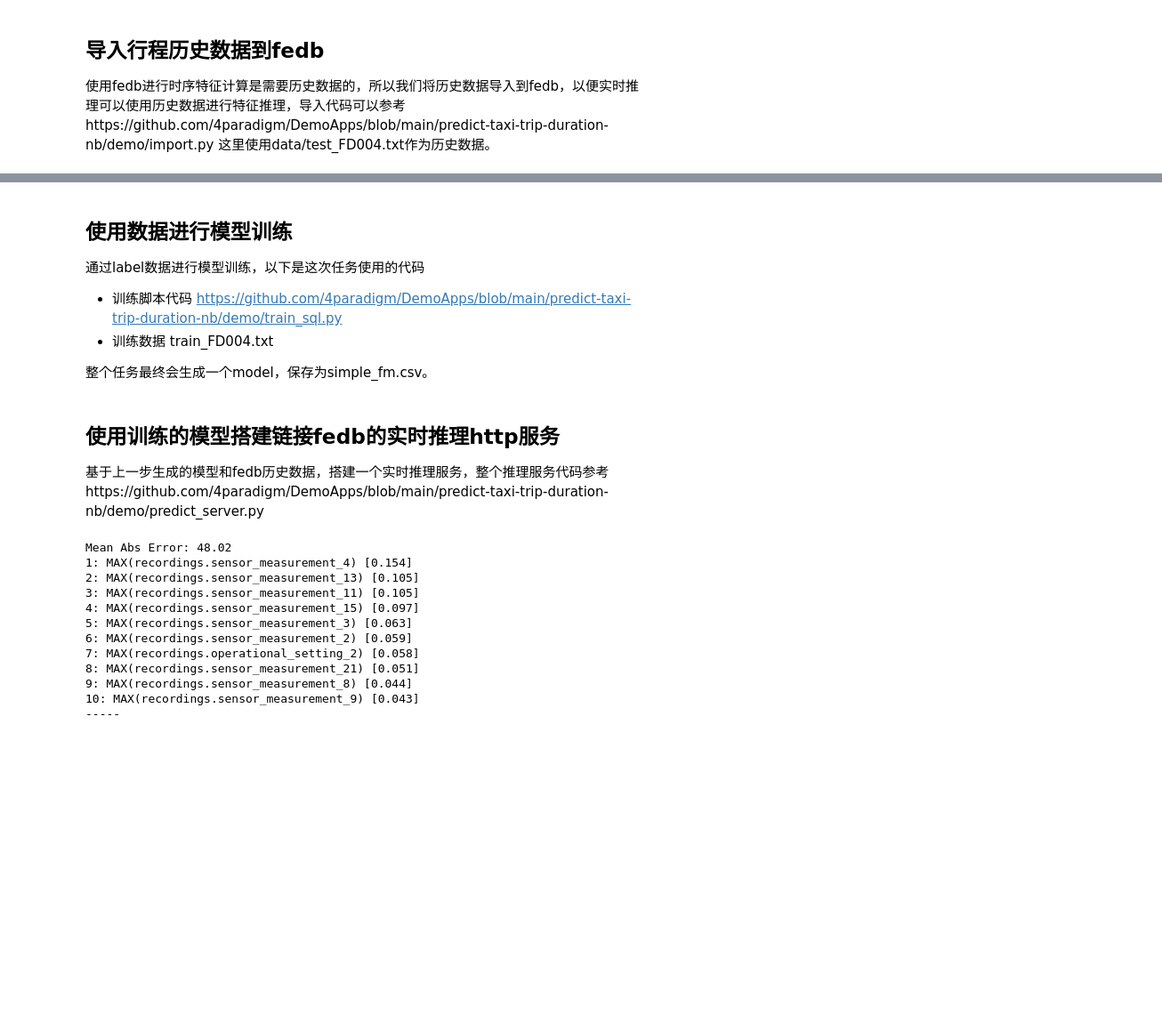
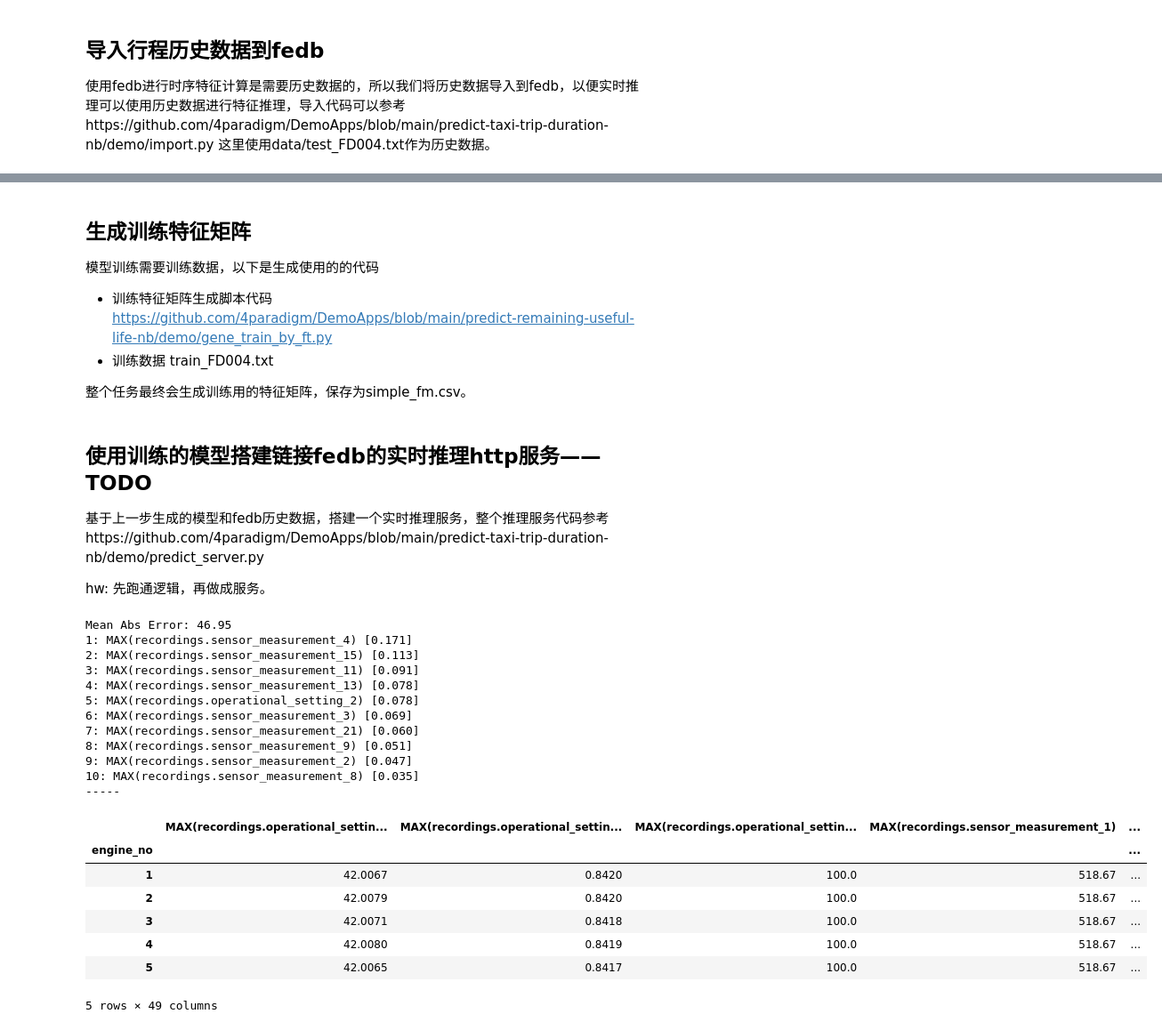
Before and after one commit to vagetablechicken/DemoApps, a Jupyter notebook: predict-remaining-useful-life-nb/develop_ml_application_tour.ipynb, the cells around one changed output, grey strips where cells are left out. Shown at 89% size. Saved outputs shown, nothing was run; the diff lists cells and outputs as text; code cells hidden in the pictures; blank space fills up the shorter version.

```diff
--- a/predict-remaining-useful-life-nb/develop_ml_application_tour.ipynb
+++ b/predict-remaining-useful-life-nb/develop_ml_application_tour.ipynb
@@ -56,10 +57,9 @@ WARNING: Logging before InitGoogleLogging() is written to STDERR
 # %% [markdown]
-## 使用数据进行模型训练
+## 生成训练特征矩阵
+模型训练需要训练数据，以下是生成使用的的代码
 
-通过label数据进行模型训练，以下是这次任务使用的代码
-
-* 训练脚本代码 https://github.com/4paradigm/DemoApps/blob/main/predict-taxi-trip-duration-nb/demo/train_sql.py
+* 训练特征矩阵生成脚本代码 https://github.com/4paradigm/DemoApps/blob/main/predict-remaining-useful-life-nb/demo/gene_train_by_ft.py
 * 训练数据 train_FD004.txt
 
-整个任务最终会生成一个model，保存为simple_fm.csv。
+整个任务最终会生成训练用的特征矩阵，保存为simple_fm.csv。
 # %%
@@ -67,42 +67,54 @@ WARNING: Logging before InitGoogleLogging() is written to STDERR
 # %% [markdown]
-## 使用训练的模型搭建链接fedb的实时推理http服务
+## 使用训练的模型搭建链接fedb的实时推理http服务——TODO
 
 基于上一步生成的模型和fedb历史数据，搭建一个实时推理服务，整个推理服务代码参考https://github.com/4paradigm/DemoApps/blob/main/predict-taxi-trip-duration-nb/demo/predict_server.py
+
+hw: 先跑通逻辑，再做成服务。
 # %%
 # !cd demo && sh start_predict_server.sh # TODO
 from sklearn.ensemble import RandomForestRegressor
 from sklearn.model_selection import train_test_split
 from sklearn.metrics import mean_absolute_error
 import pandas as pd
 import utils
 
 fm = pd.read_csv('demo/simple_fm.csv', index_col='engine_no')
 X = fm.copy().fillna(0)
 y = X.pop('remaining_useful_life')
 
 X_train, X_test, y_train, y_test = train_test_split(X, y, random_state=17)
 
 # skip baselines
 
 reg = RandomForestRegressor(n_estimators=100)
 reg.fit(X_train, y_train)
 
 preds = reg.predict(X_test)
 scores = mean_absolute_error(preds, y_test)
 print('Mean Abs Error: {:.2f}'.format(scores))
 
 high_imp_feats = utils.feature_importances(X, reg, feats=10)
+
+fm.head()
 # %% [output]
-Mean Abs Error: 48.02
-1: MAX(recordings.sensor_measurement_4) [0.154]
-2: MAX(recordings.sensor_measurement_13) [0.105]
-3: MAX(recordings.sensor_measurement_11) [0.105]
-4: MAX(recordings.sensor_measurement_15) [0.097]
-5: MAX(recordings.sensor_measurement_3) [0.063]
-6: MAX(recordings.sensor_measurement_2) [0.059]
-7: MAX(recordings.operational_setting_2) [0.058]
-8: MAX(recordings.sensor_measurement_21) [0.051]
-9: MAX(recordings.sensor_measurement_8) [0.044]
-10: MAX(recordings.sensor_measurement_9) [0.043]
+Mean Abs Error: 46.95
+1: MAX(recordings.sensor_measurement_4) [0.171]
+2: MAX(recordings.sensor_measurement_15) [0.113]
+3: MAX(recordings.sensor_measurement_11) [0.091]
+4: MAX(recordings.sensor_measurement_13) [0.078]
+5: MAX(recordings.operational_setting_2) [0.078]
+6: MAX(recordings.sensor_measurement_3) [0.069]
+7: MAX(recordings.sensor_measurement_21) [0.060]
+8: MAX(recordings.sensor_measurement_9) [0.051]
+9: MAX(recordings.sensor_measurement_2) [0.047]
+10: MAX(recordings.sensor_measurement_8) [0.035]
 -----
+|  | MAX(recordings.operational_settin... | MAX(recordings.operational_settin... | MAX(recordings.operational_settin... | MAX(recordings.sensor_measurement_1) | ... |
+| engine_no |  |  |  |  | ... |
+| 1 | 42.0067 | 0.8420 | 100.0 | 518.67 | ... |
+| 2 | 42.0079 | 0.8420 | 100.0 | 518.67 | ... |
+| 3 | 42.0071 | 0.8418 | 100.0 | 518.67 | ... |
+| 4 | 42.0080 | 0.8419 | 100.0 | 518.67 | ... |
+| 5 | 42.0065 | 0.8417 | 100.0 | 518.67 | ... |
+5 rows × 49 columns
 # %% [markdown]
```
Also changed, not shown: parts of 7 cells of this notebook, 3 other files.
